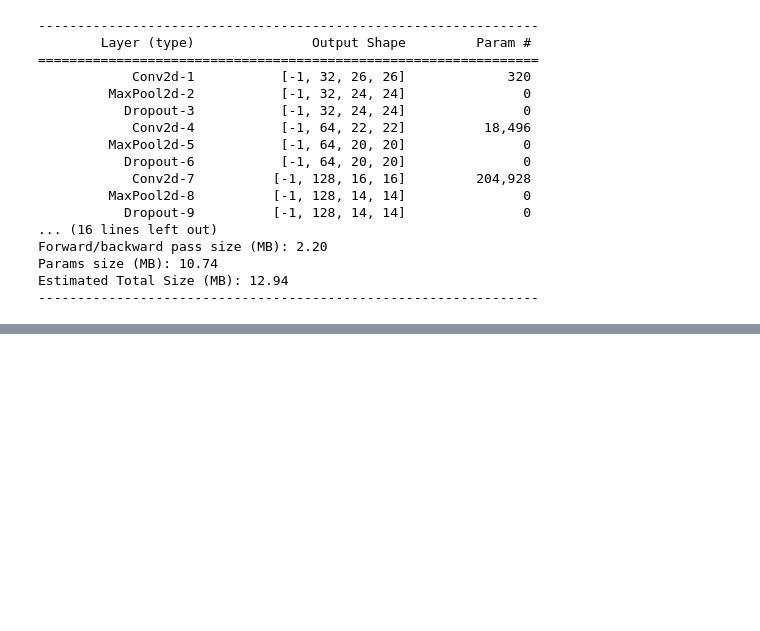
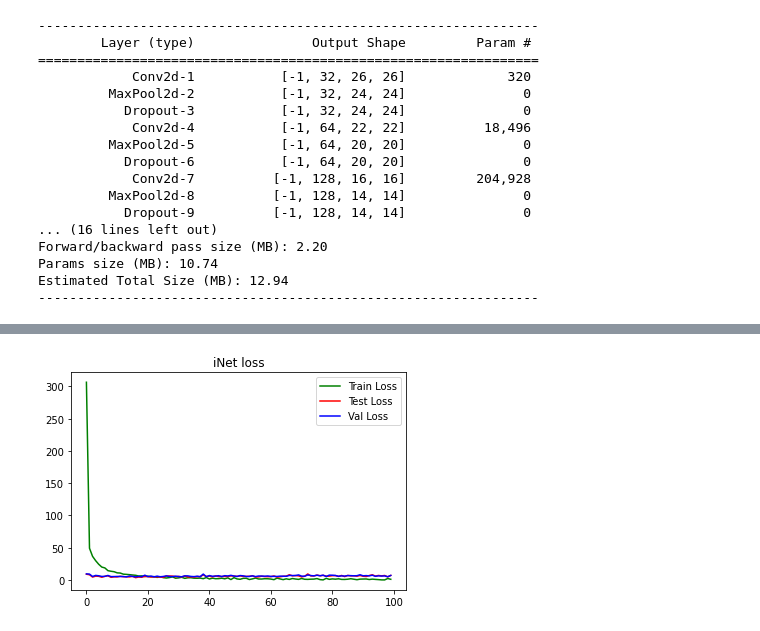
Before and after one commit to vukhanh09/mnist_classification, a Jupyter notebook: mnist-v3.ipynb, the cells around one changed output, grey strips where cells are left out. Saved outputs shown, nothing was run; the diff lists cells and outputs as text; code cells hidden in the pictures; blank space fills up the shorter version.

```diff
--- a/mnist-v3.ipynb
+++ b/mnist-v3.ipynb
@@ -261,0 +336,11 @@ block['best_score']
+# %%
+# figure(figsize=(15, 8), dpi=80)
+
+plt.plot(lossTrain,'g',label='Train Loss')
+plt.plot(lossTest,'r',label='Test Loss')
+plt.plot(lossVal,'b',label='Val Loss')
+plt.title('iNet loss')
+plt.legend()
+plt.savefig('./Image/loss.png')
+# %% [output]
+[figure, added]
```
Also changed, not shown: parts of 27 cells of this notebook, 35 other files.
